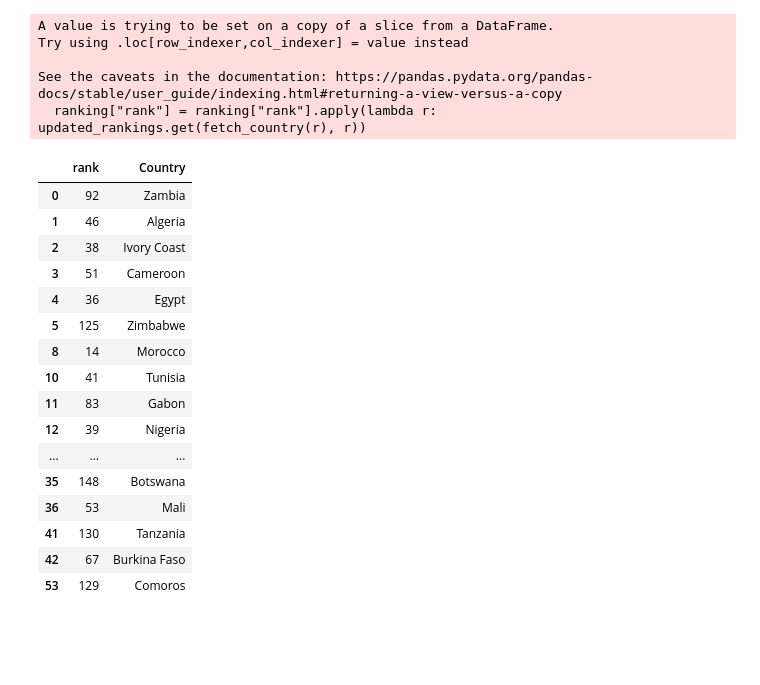
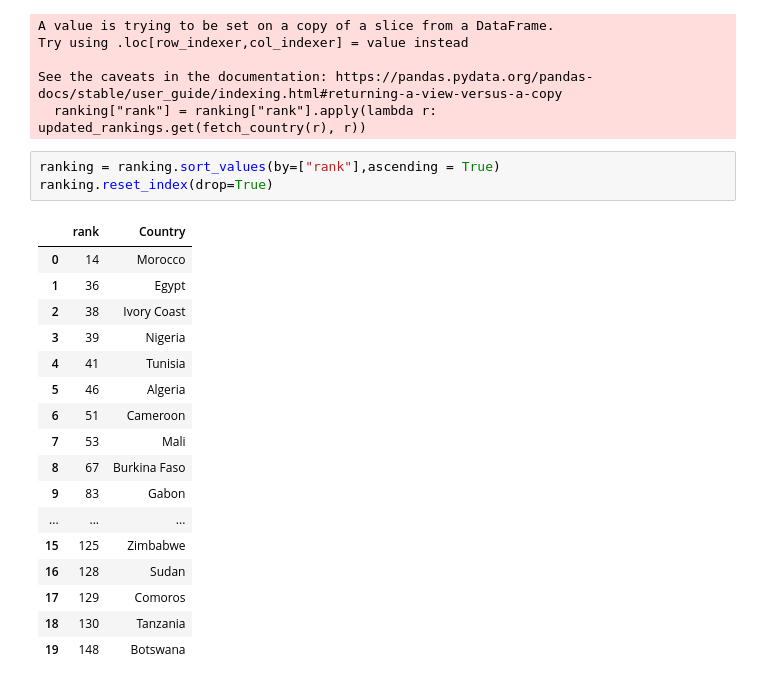
Before and after one commit to BelfaidaMedReda/AFCON-2025-winner, a Jupyter notebook: data_processing.ipynb, the cells around one changed output. Saved outputs shown, nothing was run; the diff lists cells and outputs as text; blank space fills up the shorter version.

```diff
--- a/data_processing.ipynb
+++ b/data_processing.ipynb
@@ -185,21 +185,23 @@ Try using .loc[row_indexer,col_indexer] = value instead
 See the caveats in the documentation: https://pandas.pydata.org/pandas-docs/stable/user_guide/indexing.html#returning-a-view-versus-a-copy
   ranking["rank"] = ranking["rank"].apply(lambda r: updated_rankings.get(fetch_country(r), r))
 # %%
+ranking = ranking.sort_values(by=["rank"],ascending = True)
+ranking.reset_index(drop=True)
 # %% [output]
 |  | rank | Country |
-| 0 | 92 | Zambia |
-| 1 | 46 | Algeria |
+| 0 | 14 | Morocco |
+| 1 | 36 | Egypt |
 | 2 | 38 | Ivory Coast |
-| 3 | 51 | Cameroon |
-| 4 | 36 | Egypt |
-| 5 | 125 | Zimbabwe |
-| 8 | 14 | Morocco |
-| 10 | 41 | Tunisia |
-| 11 | 83 | Gabon |
-| 12 | 39 | Nigeria |
+| 3 | 39 | Nigeria |
+| 4 | 41 | Tunisia |
+| 5 | 46 | Algeria |
+| 6 | 51 | Cameroon |
+| 7 | 53 | Mali |
+| 8 | 67 | Burkina Faso |
+| 9 | 83 | Gabon |
 | ... | ... | ... |
-| 35 | 148 | Botswana |
-| 36 | 53 | Mali |
-| 41 | 130 | Tanzania |
-| 42 | 67 | Burkina Faso |
-| 53 | 129 | Comoros |
+| 15 | 125 | Zimbabwe |
+| 16 | 128 | Sudan |
+| 17 | 129 | Comoros |
+| 18 | 130 | Tanzania |
+| 19 | 148 | Botswana |
```
Also changed, not shown: parts of 3 cells of this notebook, 1 other file.
